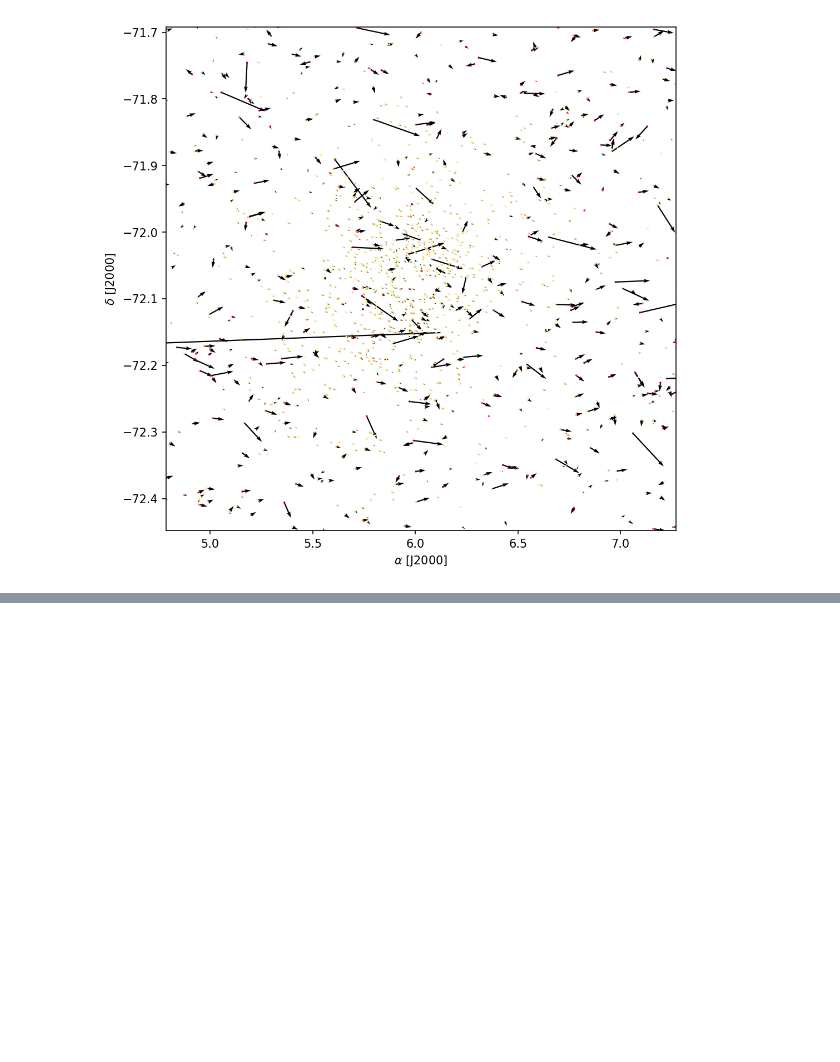
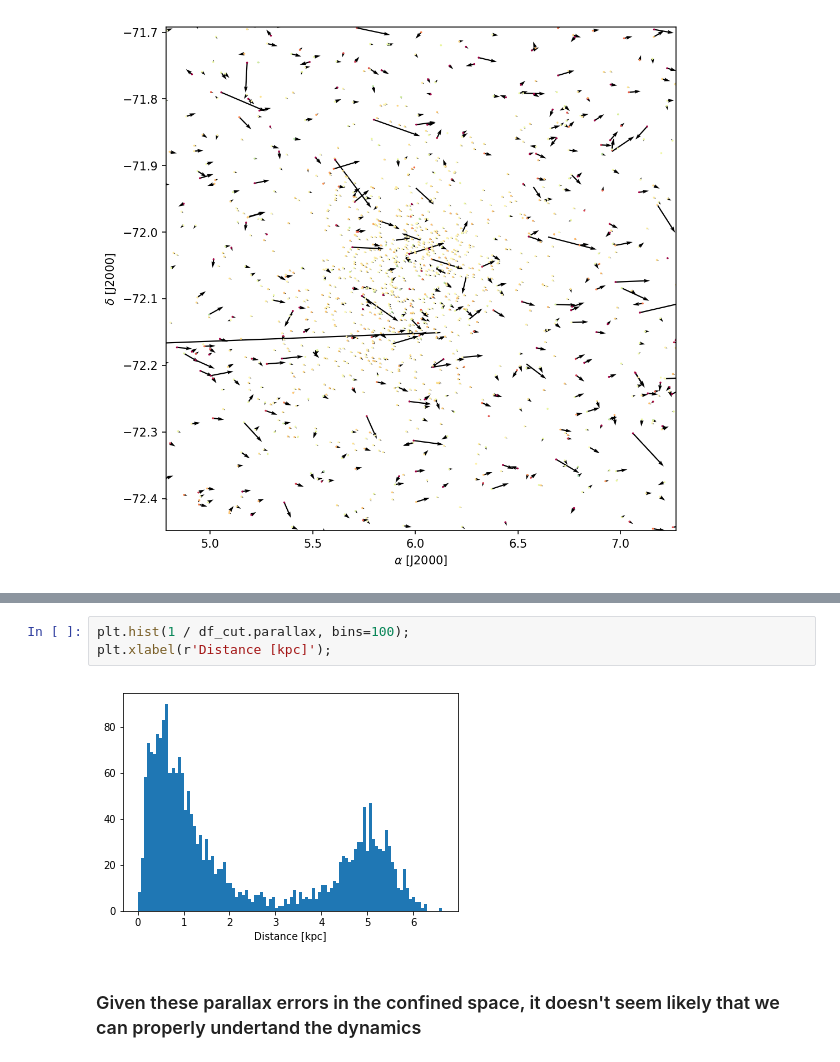
Before and after one commit to rutgers-physics-ml/gaia-dr2-hack, a Jupyter notebook: notebook/Explorations/Selecting globular clusters.ipynb, the cells around one changed output, grey strips where cells are left out. Drawn from its saved outputs; the diff is of its cells as text; blank space fills up the shorter version.

```diff
--- a/notebook/Explorations/Selecting globular clusters.ipynb
+++ b/notebook/Explorations/Selecting globular clusters.ipynb
@@ -142,0 +161,7 @@ plt.show()
+# %%
+plt.hist(1 / df_cut.parallax, bins=100);
+plt.xlabel(r'Distance [kpc]');
+# %% [output]
+[figure, added]
+# %% [markdown]
+### Given these parallax errors in the confined space, it doesn't seem likely that we can properly undertand the dynamics
```
Also changed, not shown: parts of 4 cells of this notebook, 1 other file.
